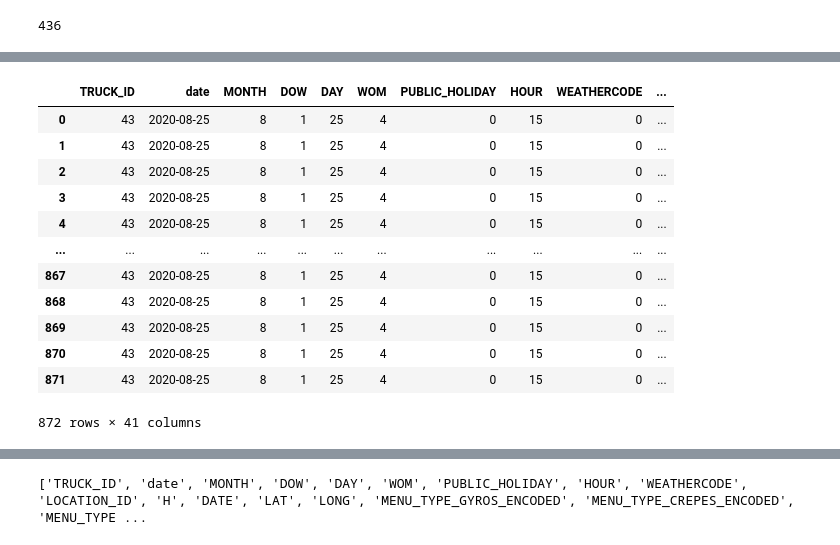
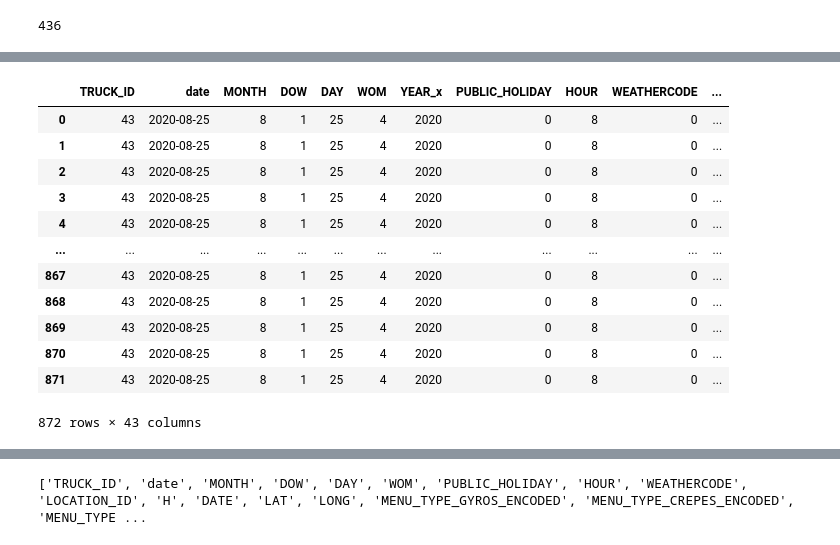
Before and after one commit to jkyxd/ICP_Group3, a Jupyter notebook: ICP Finalized Prototype.ipynb, the cells around one changed output, grey strips where cells are left out. Drawn from its saved outputs; the diff is of its cells as text; code cells hidden in the pictures.

```diff
--- a/ICP Finalized Prototype.ipynb
+++ b/ICP Finalized Prototype.ipynb
@@ -1259,10 +1538,10 @@ from datetime import datetime
 truck_id = 43
 date = '2020-8-25'
 datetime_object = datetime.strptime(date, '%Y-%m-%d')
-starting_hour = 15
-ending_hour = 21
+starting_hour = 8
+ending_hour = 22
 num_of_locs = 2
-each_location_travel_distance = 8 #km
+each_location_travel_distance = 5 #km
 max_total_travel_distance= each_location_travel_distance * num_of_locs
 # %%
 df = pd.DataFrame({'TRUCK_ID': [truck_id],
@@ -1274,6 +1553,7 @@ df['MONTH'] = df['date'].dt.month
 df['DOW'] = df['date'].dt.weekday
 df['DAY'] = df['date'].dt.day
 df['WOM'] = (df['DAY'] - 1) // 7 + 1
+df['YEAR'] = df['date'].dt.year
 
 public_holidays = [
      {'Month': 7, 'Day': 4, 'DOW': None, 'WOM': None},  # 4th of July
@@ -1400,7 +1680,7 @@ len(new_df.index)
 # %% [output]
 436
 # %%
-filtered_df = X_final_scaled[X_final_scaled['TRUCK_ID'] == truck_id]
+filtered_df = X_final_scaled[(X_final_scaled['TRUCK_ID'] == truck_id) & (X_final_scaled['YEAR'].astype(int) == df['YEAR'][0].astype(int))]
 filtered_df = filtered_df[['TRUCK_ID', 'MENU_TYPE_GYROS_ENCODED', 'MENU_TYPE_CREPES_ENCODED',
                            'MENU_TYPE_BBQ_ENCODED', 'MENU_TYPE_SANDWICHES_ENCODED', 'MENU_TYPE_Mac & Cheese_encoded', 'MENU_TYPE_POUTINE_ENCODED',
                          'MENU_TYPE_ETHIOPIAN_ENCODED', 'MENU_TYPE_TACOS_ENCODED', 'MENU_TYPE_Ice Cream_encoded', 'MENU_TYPE_Hot Dogs_encoded', 'MENU_TYPE_CHINESE_ENCODED',
@@ -1425,0 +1706,4 @@ merge_df
+# %%
+sales_pred=session.sql("select * from ANALYTICS.SALES_PREDICTION").to_pandas()
+X_final_scaled=X_final_scaled.merge(sales_pred["l_w5i8_DATE"].astype(str).str[:4].rename('YEAR'), left_index=True, right_index=True)
+X_final_scaled.head()
@@ -1426,35 +1728,27 @@ merge_df
 # %%
 from datetime import timedelta
-filtered_df = X_final_scaled[(X_final_scaled['TRUCK_ID'] == truck_id) & (X_final_scaled['HOUR'] == 8)]
-filtered_df = filtered_df[['TRUCK_ID', 'MONTH','DAY', 'SUM_DAY_OF_WEEK_AVG_CITY_MENU_TYPE', 'SUM_PREV_YEAR_MONTH_SALES_CITY_MENU_TYPE']]
-merged_df = pd.merge(merge_df, filtered_df, on=['TRUCK_ID', 'MONTH','DAY'], how='left').drop_duplicates()
+filtered_df = X_final_scaled[(X_final_scaled['TRUCK_ID'] == truck_id) & (X_final_scaled['HOUR'] == starting_hour) ]
+filtered_df = filtered_df[['TRUCK_ID', 'MONTH','DAY', 'SUM_DAY_OF_WEEK_AVG_CITY_MENU_TYPE', 'SUM_PREV_YEAR_MONTH_SALES_CITY_MENU_TYPE', 'YEAR']]
 
-merged_df = merged_df.sort_values(by=['TRUCK_ID', 'MONTH','DAY'])
+#Perform the left merge based on truck_id and date
+merged_df = pd.merge(merge_df, filtered_df, on=['TRUCK_ID', 'MONTH', 'DAY'], how='left').drop_duplicates()
+merged_df = merged_df.sort_values(by=['TRUCK_ID', 'MONTH', 'DAY'])
 
-# Backward fill null values with the closest non-null values
-merged_df['SUM_DAY_OF_WEEK_AVG_CITY_MENU_TYPE'].fillna(method='bfill', inplace=True)
-merged_df['SUM_PREV_YEAR_MONTH_SALES_CITY_MENU_TYPE'].fillna(method='bfill', inplace=True)
-
-# Forward fill remaining null values if any
-merged_df['SUM_DAY_OF_WEEK_AVG_CITY_MENU_TYPE'].fillna(method='ffill', inplace=True)
-merged_df['SUM_PREV_YEAR_MONTH_SALES_CITY_MENU_TYPE'].fillna(method='ffill', inplace=True)
-
-
-# Reset the index of the merged DataFrame
-merged_df = merged_df.reset_index(drop=True)
-merged_df['LOCATION_ID'] = merged_df['LOCATION_ID'].astype(int)
+#Forward fill the null values with the closest date row
+merged_df['SUM_PREV_YEAR_MONTH_SALES_CITY_MENU_TYPE'] = merged_df['SUM_PREV_YEAR_MONTH_SALES_CITY_MENU_TYPE'].fillna(method='ffill')
+merged_df['SUM_DAY_OF_WEEK_AVG_CITY_MENU_TYPE'] = merged_df['SUM_DAY_OF_WEEK_AVG_CITY_MENU_TYPE'].fillna(method='ffill')
 merged_df
 # %% [output]
-|  | TRUCK_ID | date | MONTH | DOW | DAY | WOM | PUBLIC_HOLIDAY | HOUR | WEATHERCODE | ... |
-| 0 | 43 | 2020-08-25 | 8 | 1 | 25 | 4 | 0 | 15 | 0 | ... |
-| 1 | 43 | 2020-08-25 | 8 | 1 | 25 | 4 | 0 | 15 | 0 | ... |
-| 2 | 43 | 2020-08-25 | 8 | 1 | 25 | 4 | 0 | 15 | 0 | ... |
-| 3 | 43 | 2020-08-25 | 8 | 1 | 25 | 4 | 0 | 15 | 0 | ... |
-| 4 | 43 | 2020-08-25 | 8 | 1 | 25 | 4 | 0 | 15 | 0 | ... |
-| ... | ... | ... | ... | ... | ... | ... | ... | ... | ... | ... |
-| 867 | 43 | 2020-08-25 | 8 | 1 | 25 | 4 | 0 | 15 | 0 | ... |
-| 868 | 43 | 2020-08-25 | 8 | 1 | 25 | 4 | 0 | 15 | 0 | ... |
-| 869 | 43 | 2020-08-25 | 8 | 1 | 25 | 4 | 0 | 15 | 0 | ... |
-| 870 | 43 | 2020-08-25 | 8 | 1 | 25 | 4 | 0 | 15 | 0 | ... |
-| 871 | 43 | 2020-08-25 | 8 | 1 | 25 | 4 | 0 | 15 | 0 | ... |
+|  | TRUCK_ID | date | MONTH | DOW | DAY | WOM | YEAR_x | PUBLIC_HOLIDAY | HOUR | WEATHERCODE | ... |
+| 0 | 43 | 2020-08-25 | 8 | 1 | 25 | 4 | 2020 | 0 | 8 | 0 | ... |
+| 1 | 43 | 2020-08-25 | 8 | 1 | 25 | 4 | 2020 | 0 | 8 | 0 | ... |
+| 2 | 43 | 2020-08-25 | 8 | 1 | 25 | 4 | 2020 | 0 | 8 | 0 | ... |
+| 3 | 43 | 2020-08-25 | 8 | 1 | 25 | 4 | 2020 | 0 | 8 | 0 | ... |
+| 4 | 43 | 2020-08-25 | 8 | 1 | 25 | 4 | 2020 | 0 | 8 | 0 | ... |
+| ... | ... | ... | ... | ... | ... | ... | ... | ... | ... | ... | ... |
+| 867 | 43 | 2020-08-25 | 8 | 1 | 25 | 4 | 2020 | 0 | 8 | 0 | ... |
+| 868 | 43 | 2020-08-25 | 8 | 1 | 25 | 4 | 2020 | 0 | 8 | 0 | ... |
+| 869 | 43 | 2020-08-25 | 8 | 1 | 25 | 4 | 2020 | 0 | 8 | 0 | ... |
+| 870 | 43 | 2020-08-25 | 8 | 1 | 25 | 4 | 2020 | 0 | 8 | 0 | ... |
+| 871 | 43 | 2020-08-25 | 8 | 1 | 25 | 4 | 2020 | 0 | 8 | 0 | ... |
-872 rows × 41 columns
+872 rows × 43 columns
```
Also changed, not shown: parts of 25 cells of this notebook.
